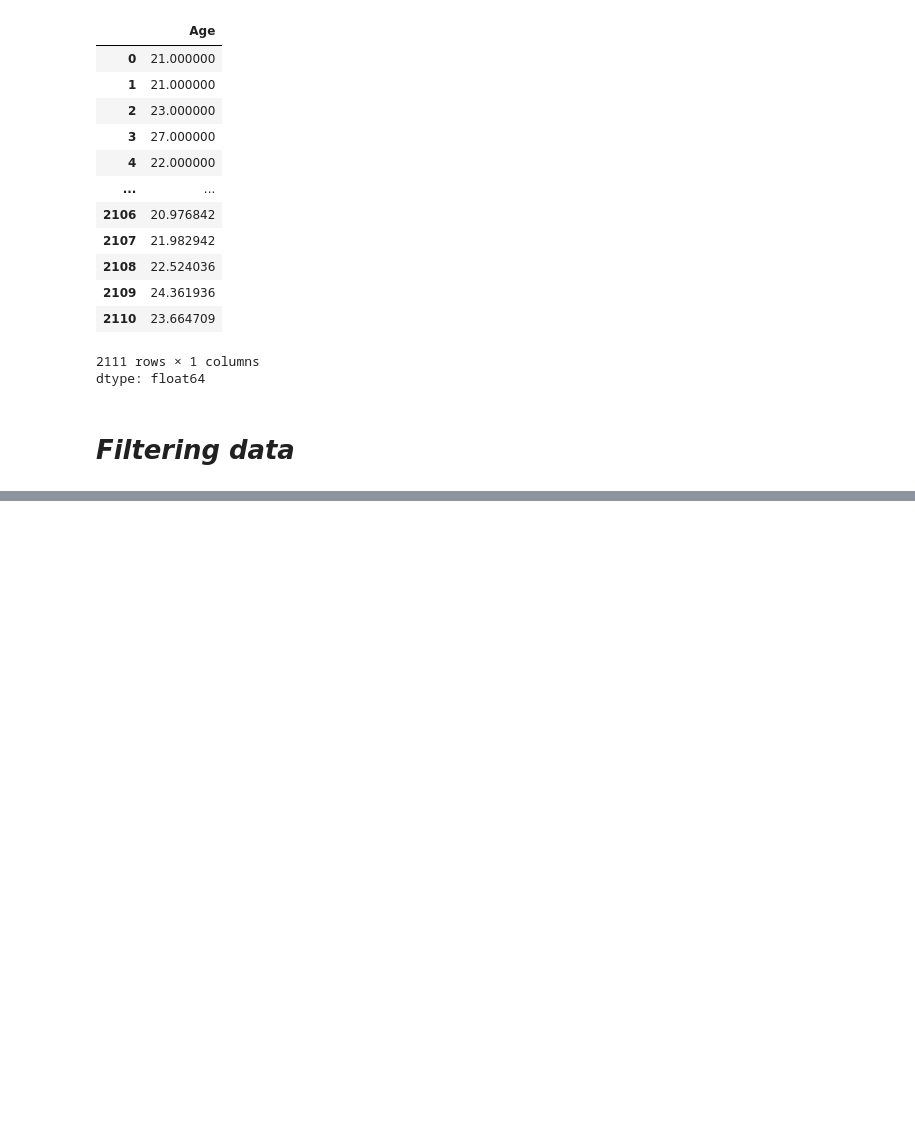
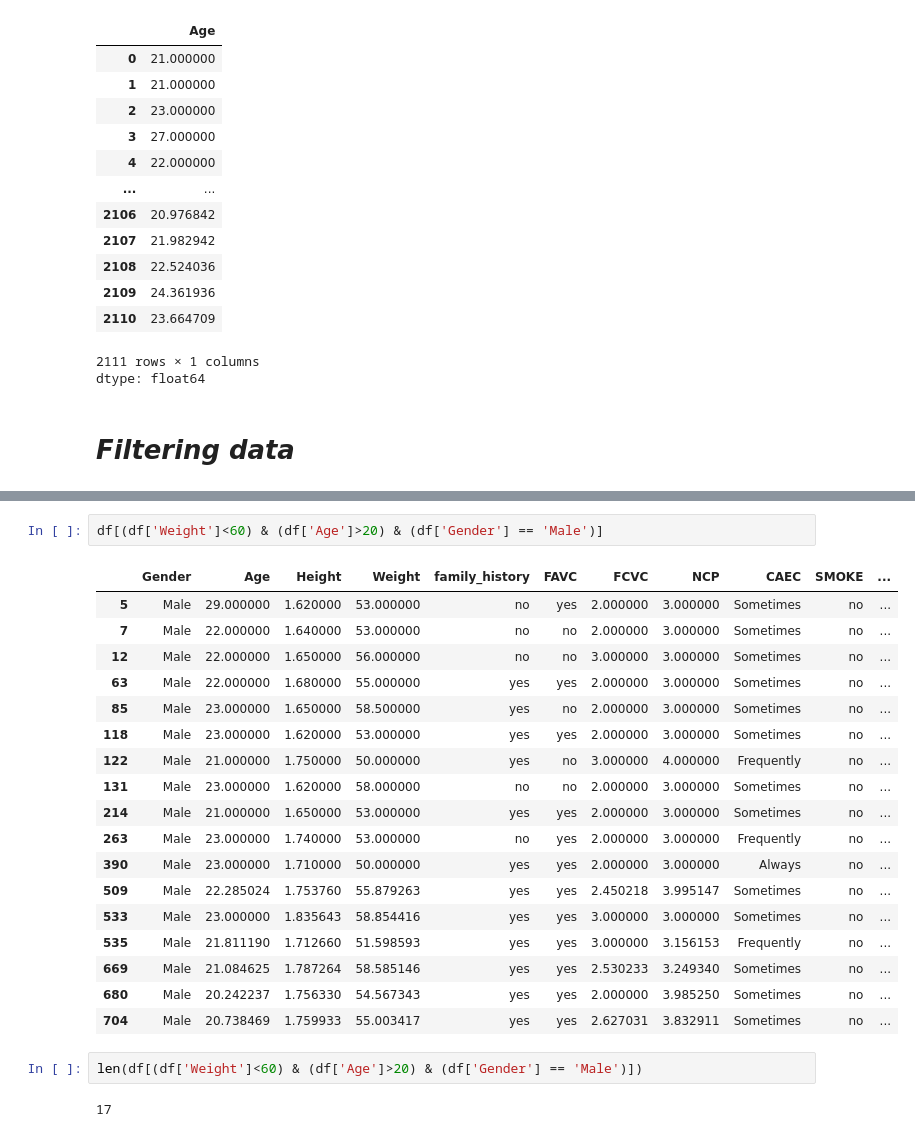
Before and after one commit to islamnafi/my-data-science-log, a Jupyter notebook: pandas/pandas.ipynb, the cells around one changed output, grey strips where cells are left out. Cells and saved outputs as stored; diff of their text form; blank space fills up the shorter version.

```diff
--- a/pandas/pandas.ipynb
+++ b/pandas/pandas.ipynb
@@ -265,0 +332,25 @@ dtype: float64
+# %%
+df[(df['Weight']<60) & (df['Age']>20) & (df['Gender'] == 'Male')]
+# %% [output]
+|  | Gender | Age | Height | Weight | family_history | FAVC | FCVC | NCP | CAEC | SMOKE | ... |
+| 5 | Male | 29.000000 | 1.620000 | 53.000000 | no | yes | 2.000000 | 3.000000 | Sometimes | no | ... |
+| 7 | Male | 22.000000 | 1.640000 | 53.000000 | no | no | 2.000000 | 3.000000 | Sometimes | no | ... |
+| 12 | Male | 22.000000 | 1.650000 | 56.000000 | no | no | 3.000000 | 3.000000 | Sometimes | no | ... |
+| 63 | Male | 22.000000 | 1.680000 | 55.000000 | yes | yes | 2.000000 | 3.000000 | Sometimes | no | ... |
+| 85 | Male | 23.000000 | 1.650000 | 58.500000 | yes | no | 2.000000 | 3.000000 | Sometimes | no | ... |
+| 118 | Male | 23.000000 | 1.620000 | 53.000000 | yes | yes | 2.000000 | 3.000000 | Sometimes | no | ... |
+| 122 | Male | 21.000000 | 1.750000 | 50.000000 | yes | no | 3.000000 | 4.000000 | Frequently | no | ... |
+| 131 | Male | 23.000000 | 1.620000 | 58.000000 | no | no | 2.000000 | 3.000000 | Sometimes | no | ... |
+| 214 | Male | 21.000000 | 1.650000 | 53.000000 | yes | yes | 2.000000 | 3.000000 | Sometimes | no | ... |
+| 263 | Male | 23.000000 | 1.740000 | 53.000000 | no | yes | 2.000000 | 3.000000 | Frequently | no | ... |
+| 390 | Male | 23.000000 | 1.710000 | 50.000000 | yes | yes | 2.000000 | 3.000000 | Always | no | ... |
+| 509 | Male | 22.285024 | 1.753760 | 55.879263 | yes | yes | 2.450218 | 3.995147 | Sometimes | no | ... |
+| 533 | Male | 23.000000 | 1.835643 | 58.854416 | yes | yes | 3.000000 | 3.000000 | Sometimes | no | ... |
+| 535 | Male | 21.811190 | 1.712660 | 51.598593 | yes | yes | 3.000000 | 3.156153 | Frequently | no | ... |
+| 669 | Male | 21.084625 | 1.787264 | 58.585146 | yes | yes | 2.530233 | 3.249340 | Sometimes | no | ... |
+| 680 | Male | 20.242237 | 1.756330 | 54.567343 | yes | yes | 2.000000 | 3.985250 | Sometimes | no | ... |
+| 704 | Male | 20.738469 | 1.759933 | 55.003417 | yes | yes | 2.627031 | 3.832911 | Sometimes | no | ... |
+# %%
+len(df[(df['Weight']<60) & (df['Age']>20) & (df['Gender'] == 'Male')])
+# %% [output]
+17
```
Also changed, not shown: parts of 11 cells of this notebook.
